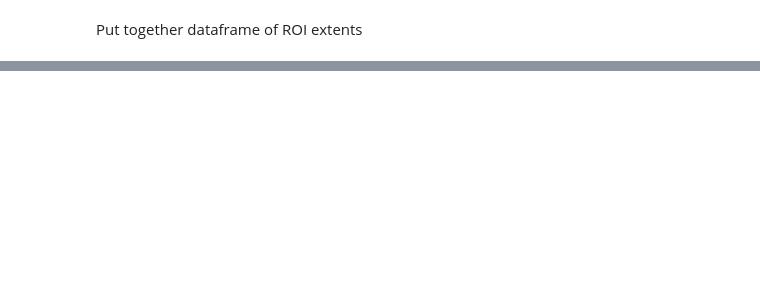
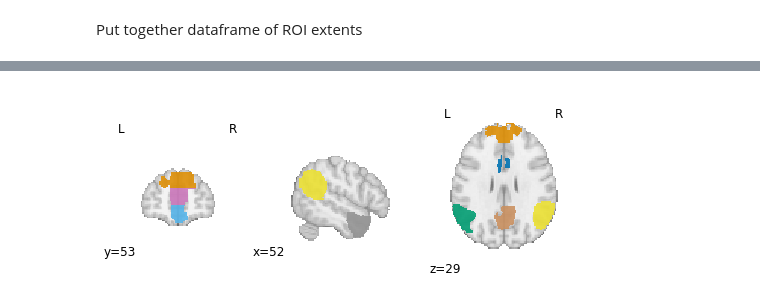
Before and after one commit to nataliavelez/teaching_fmri, a Jupyter notebook: 5_roi/2_check_roi.ipynb, the cells around one changed output, grey strips where cells are left out. Drawn from its saved outputs; the diff is of its cells as text; code cells hidden in the pictures; blank space fills up the shorter version.

```diff
--- a/5_roi/2_check_roi.ipynb
+++ b/5_roi/2_check_roi.ipynb
@@ -89,0 +210,5 @@ all_roi_extents.groupby('roi').agg({'extent': ['min', 'max', 'median']})
+# %%
+plotting.plot_roi(atlas_img, draw_cross=False, cut_coords=[52, 53, 29], cmap=roi_cmap, alpha=.9)
+plt.savefig('plots/sample_roi_slice2.png')
+# %% [output]
+[figure, added]
```
Also changed, not shown: parts of 19 cells of this notebook, 17 other files.
